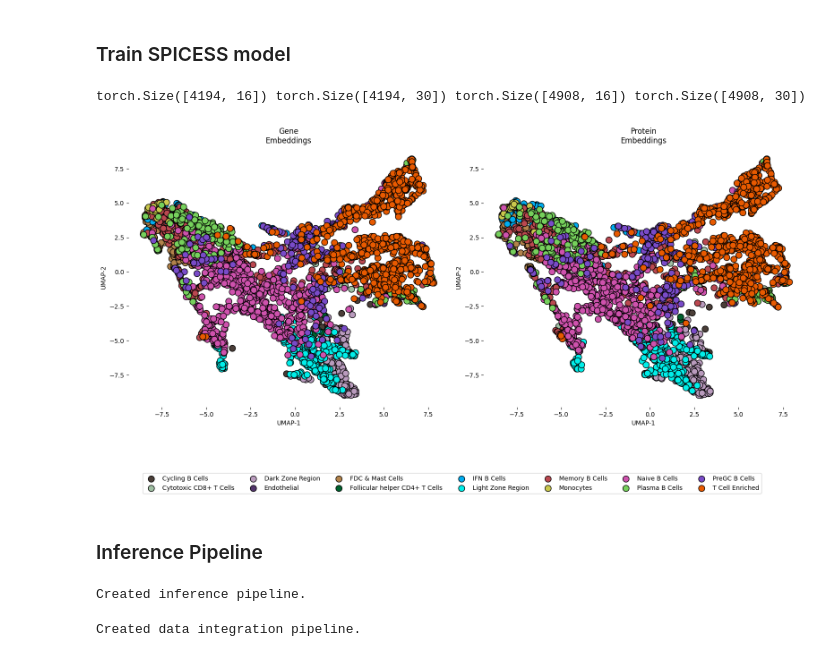
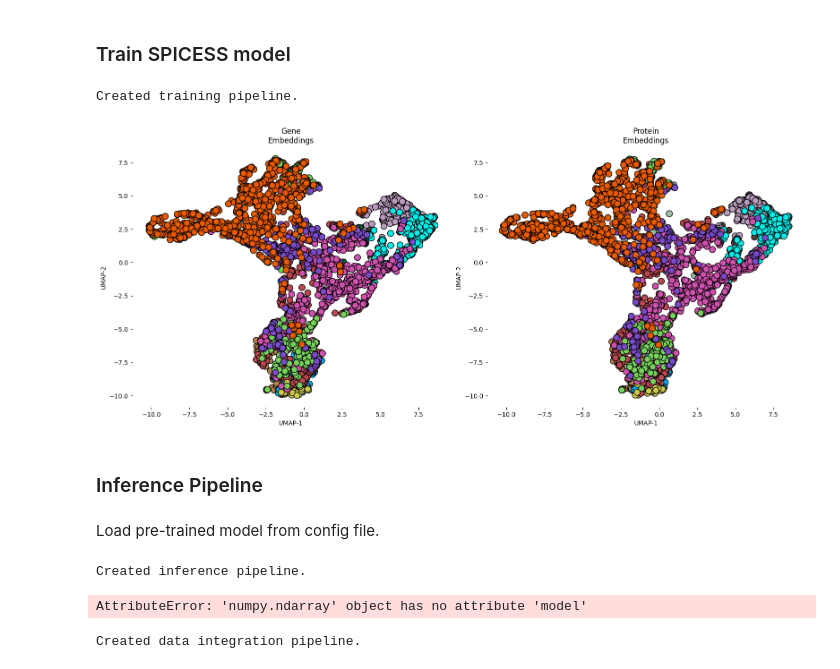
Before and after one commit to Koushul/SPICESS, a Jupyter notebook: notebooks/Tutorial.ipynb, the cells around one changed output. Saved outputs shown, nothing was run; the diff lists cells and outputs as text; code cells hidden in the pictures.

Commit message:
model zoo

```diff
--- a/notebooks/Tutorial.ipynb
+++ b/notebooks/Tutorial.ipynb
@@ -77,30 +77,31 @@ trainer = TrainModelPipeline(
     pdata = pdata,
     adata_eval = adata_eval,
     pdata_eval = pdata_eval,
-    lr = 1e-3,
-    patience = 1000,
-    epochs = 10000,
 )
+# %% [output]
+Created training pipeline.
 # %%
 spicess = trainer.run()
-# %% [output]
-torch.Size([4194, 16]) torch.Size([4194, 30]) torch.Size([4908, 16]) torch.Size([4908, 30])
 # %%
 integrated_data =  spicess.model(X=[spicess.d11, spicess.d12], A=spicess.A)
 gex_z = integrated_data.gex_z.data.cpu().numpy()
 pex_z = integrated_data.pex_z.data.cpu().numpy()
 refLabels = adata.obs.celltypes.values #cell2location labels
-a, b = plot_latent([gex_z, pex_z], [refLabels, refLabels],
-    legend=True, method='umap',
-    separate_dim=False, n_neighbors=200)
+a, b = plot_latent([gex_z, pex_z], [refLabels, refLabels])
 # %% [output]
-[figure, old version]
+[figure, new version]
 # %% [markdown]
 ### Inference Pipeline
+# %% [markdown]
+Load pre-trained model from config file.
 # %%
 infer = InferencePipeline('../model_zoo/config_Tonsil_2023_10_02_22_19.yaml')
 # %% [output]
 Created inference pipeline.
+# %%
+infer.model = spicess.model
+# %% [output]
+AttributeError: 'numpy.ndarray' object has no attribute 'model'
 # %%
 adata_test = test_loader.run()
 gc_pth = 'https://raw.githubusercontent.com/vitkl/cell2location_paper/master/notebooks/selected_results/lymph_nodes_analysis/manual_GC_annot.csv'
```
Also changed, not shown: parts of 14 cells of this notebook, 2 other files.
